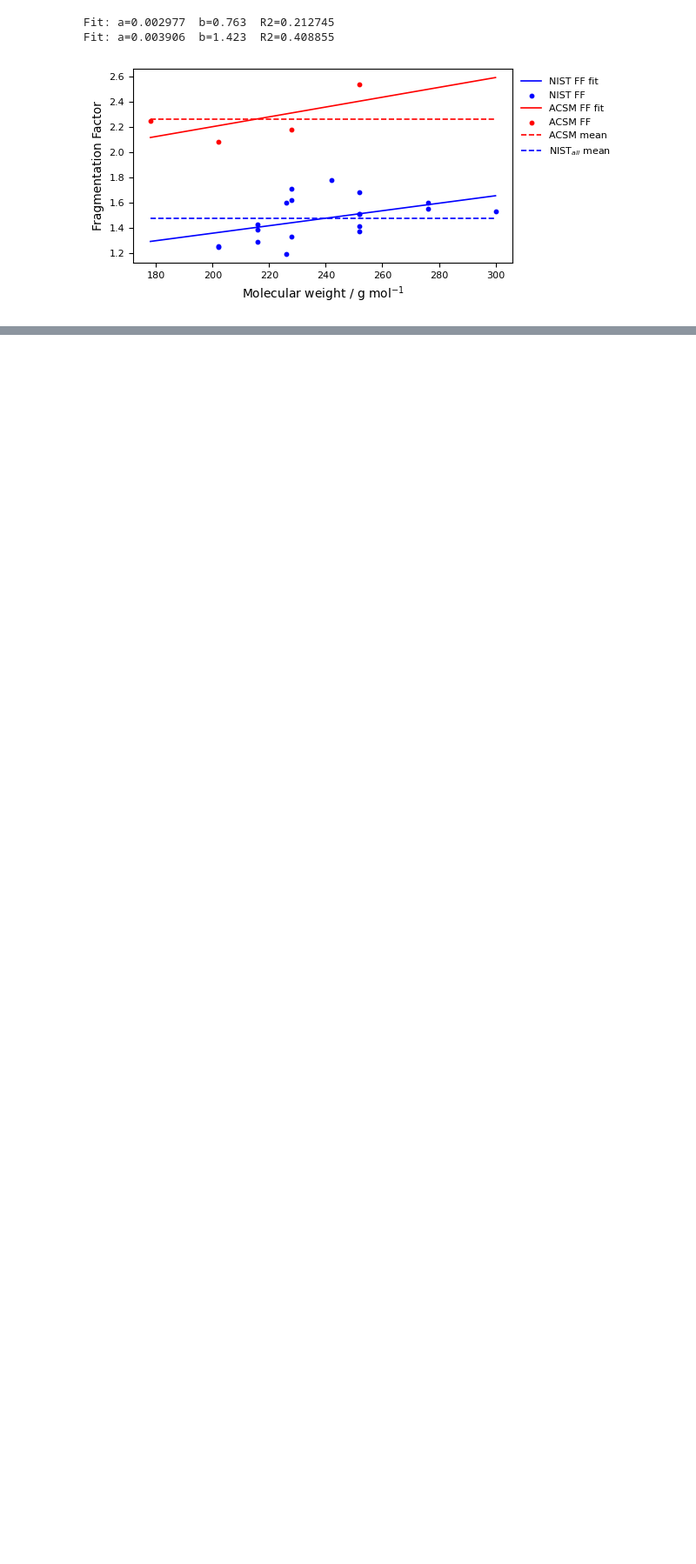
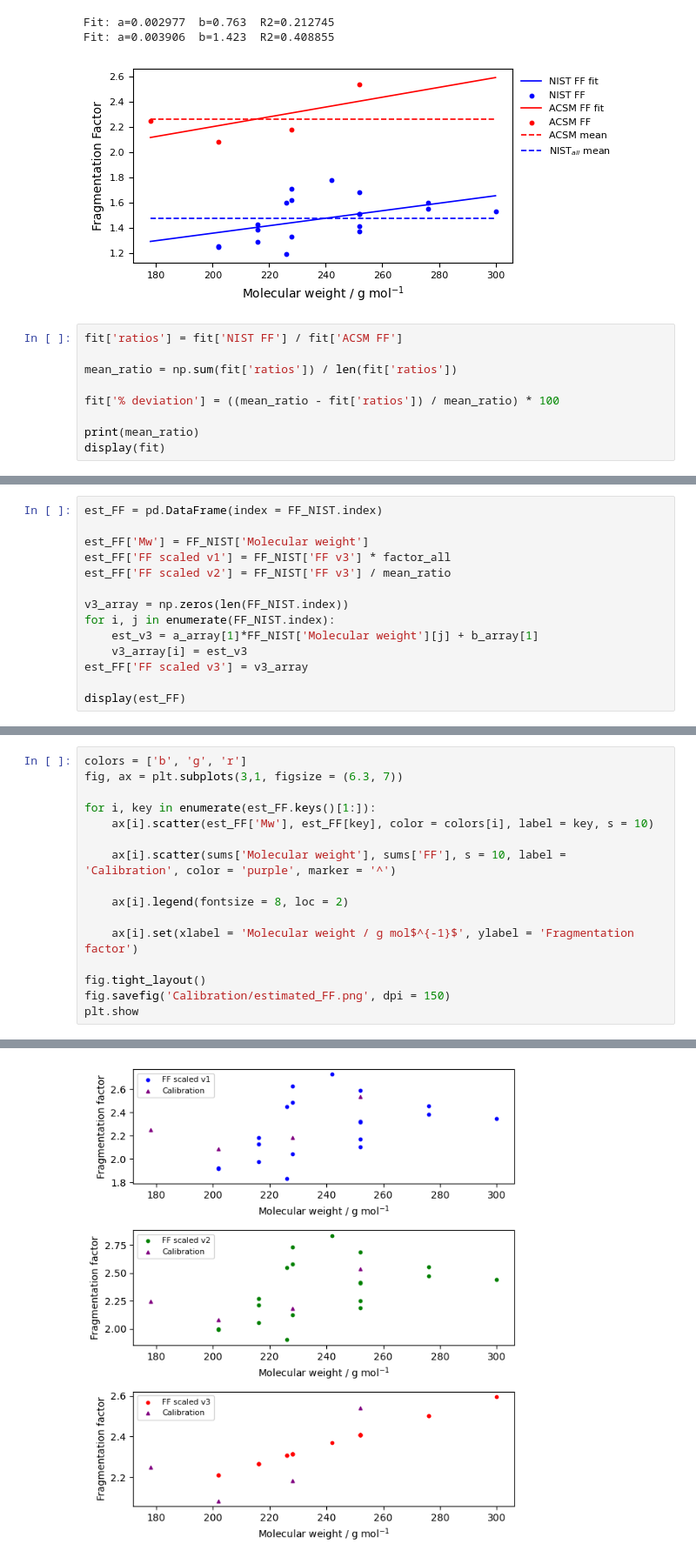
Before and after one commit to Normann25/NFA_project, a Jupyter notebook: cal.ipynb, the cells around one changed output, grey strips where cells are left out. Shown at 87% size. Drawn from its saved outputs; the diff is of its cells as text; blank space fills up the shorter version.

```diff
--- a/cal.ipynb
+++ b/cal.ipynb
@@ -177,3 +177,12 @@ plt.show()
 Fit: a=0.002977  b=0.763  R2=0.212745
 Fit: a=0.003906  b=1.423  R2=0.408855
 [figure]
+# %%
+fit['ratios'] = fit['NIST FF'] / fit['ACSM FF']
+
+mean_ratio = np.sum(fit['ratios']) / len(fit['ratios'])
+
+fit['% deviation'] = ((mean_ratio - fit['ratios']) / mean_ratio) * 100
+
+print(mean_ratio)
+display(fit)
@@ -179,0 +207,14 @@ Fit: a=0.003906  b=1.423  R2=0.408855
+# %%
+est_FF = pd.DataFrame(index = FF_NIST.index)
+
+est_FF['Mw'] = FF_NIST['Molecular weight']
+est_FF['FF scaled v1'] = FF_NIST['FF v3'] * factor_all
+est_FF['FF scaled v2'] = FF_NIST['FF v3'] / mean_ratio
+
+v3_array = np.zeros(len(FF_NIST.index))
+for i, j in enumerate(FF_NIST.index):
+    est_v3 = a_array[1]*FF_NIST['Molecular weight'][j] + b_array[1]
+    v3_array[i] = est_v3
+est_FF['FF scaled v3'] = v3_array
+
+display(est_FF)
@@ -179,0 +240,17 @@ Fit: a=0.003906  b=1.423  R2=0.408855
+# %%
+colors = ['b', 'g', 'r']
+fig, ax = plt.subplots(3,1, figsize = (6.3, 7))
+
+for i, key in enumerate(est_FF.keys()[1:]):
+    ax[i].scatter(est_FF['Mw'], est_FF[key], color = colors[i], label = key, s = 10)
+
+    ax[i].scatter(sums['Molecular weight'], sums['FF'], s = 10, label = 'Calibration', color = 'purple', marker = '^')
+
+    ax[i].legend(fontsize = 8, loc = 2)
+
+    ax[i].set(xlabel = 'Molecular weight / g mol$^{-1}$', ylabel = 'Fragmentation factor')
+
+fig.tight_layout()
+fig.savefig('Calibration/estimated_FF.png', dpi = 150)
+plt.show
+# %% [output]
@@ -180,3 +258,4 @@ Fit: a=0.003906  b=1.423  R2=0.408855
+[figure, added]
 # %%
 fit_dict = {'FF': fit}
 
```
Also changed, not shown: parts of 3 cells of this notebook, 2 other files.
